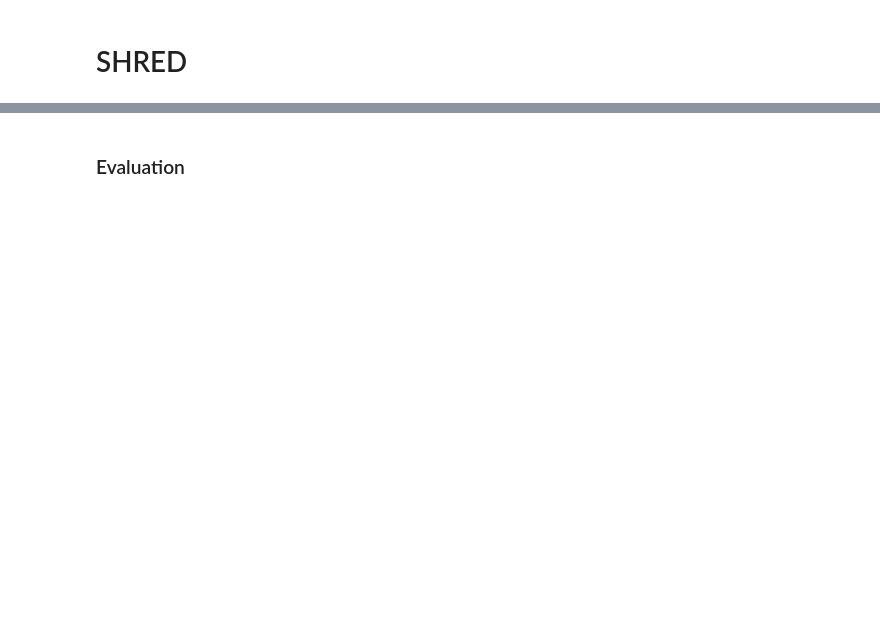
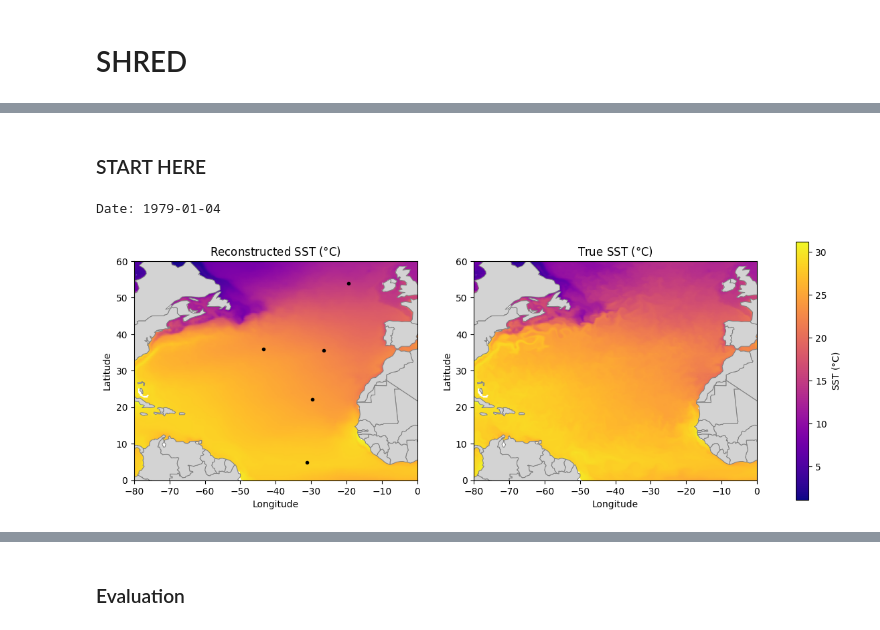
Before and after one commit to abbym-bristol/ME4OH_summer_project, a Jupyter notebook: SHRED_OFAM3_SST_FF.ipynb, the cells around one changed output, grey strips where cells are left out. Saved outputs shown, nothing was run; the diff lists cells and outputs as text; code cells hidden in the pictures; blank space fills up the shorter version.

```diff
--- a/SHRED_OFAM3_SST_FF.ipynb
+++ b/SHRED_OFAM3_SST_FF.ipynb
@@ -43,6 +59,7 @@ test_transformed = sc.transform(test_data)
 
 # Build sequences
 sensor_locations = np.random.choice(data.shape[1], size=num_sensors, replace=False)
+sensor_coords=(longs[sensor_locations], lats[sensor_locations])
 print(f"Sensor location indexes will be: {sensor_locations}")
 
 train_dataset = create_shred_sequences(train_transformed, sensor_locations, num_sensors=num_sensors, lags=lags)
@@ -63,14 +85,19 @@ np.save("truth", test_ground_truth)
+# %% [markdown]
+### START HERE
 # %%
 test_recons = np.load("recons.npy")
 test_ground_truth = np.load("truth.npy")
 # %%
 for i in np.random.choice(range(len(test_recons)), 1):
     recon_df = pd.DataFrame({
         "Latitude": lats,
         "Longitude": longs,
         "SST": test_recons[i]
     })
-    date = str(test_dates[i].date())
-    true_df = pd.read_csv(f"{NA_DATA_PATH}{date}.csv")
-    plot_compare_NA_sst_recon_truth(recon_df, true_df, title=date, sensor_coords=(longs[sensor_locations], lats[sensor_locations]))
+    true_df = pd.read_csv(f"{NA_DATA_PATH}{test_dates[i]}.csv")
+    print(f"Date: {date}")
+    plot_compare_NA_sst_recon_truth(recon_df, true_df, sensor_coords=sensor_coords)
+# %% [output]
+Date: 1979-01-04
+[figure, added]
 # %%
```
Also changed, not shown: parts of 17 cells of this notebook, 2 other files.
